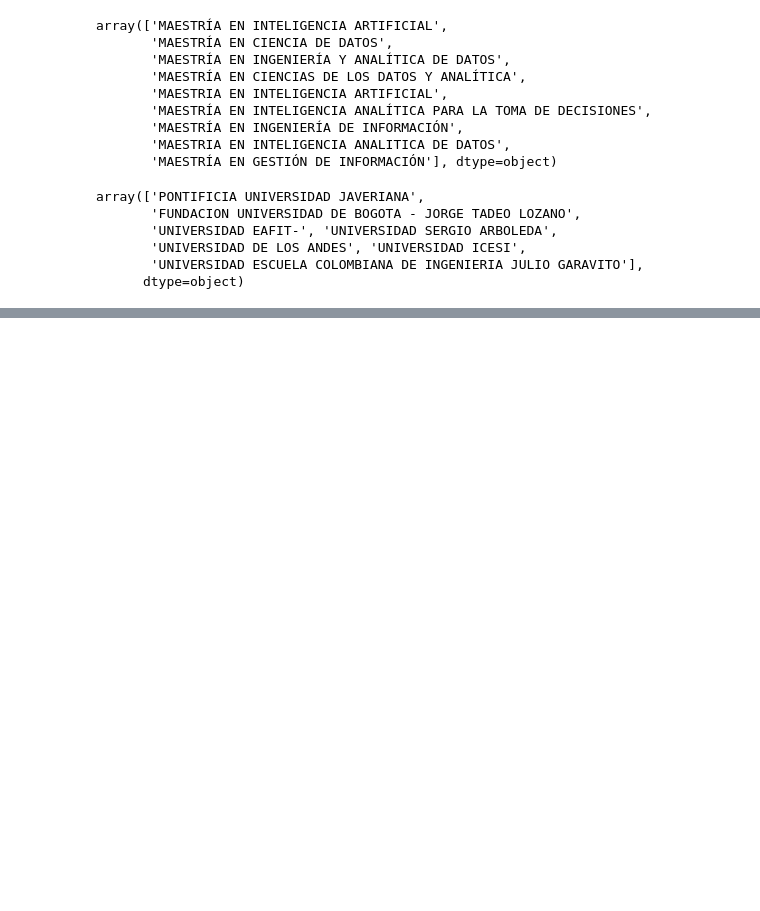
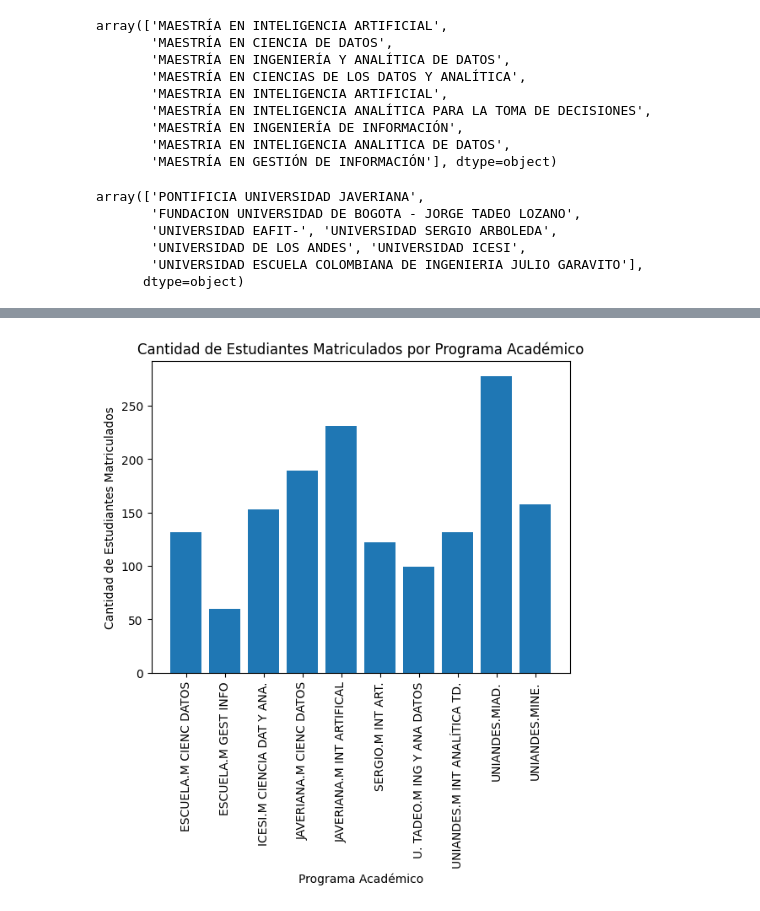
Before and after one commit to AndresLAraque/SIENES, a Jupyter notebook: Análisis_Matriculados.ipynb, the cells around one changed output, grey strips where cells are left out. Cells and saved outputs as stored; diff of their text form; code cells hidden in the pictures; blank space fills up the shorter version.

```diff
--- a/Análisis_Matriculados.ipynb
+++ b/Análisis_Matriculados.ipynb
@@ -229,0 +205,6 @@ fig.show()
+# %%
+df['UNIVERSIDADES ABREVIADAS'] = df['INSTITUCIÓN DE EDUCACIÓN SUPERIOR (IES)'].map(abreviaturas_universidades)
+# %%
+df_filtrado = df[df['PROGRAMA ACADÉMICO'].isin(programas_seleccionados)]
+# %%
+df_agrupado = df_filtrado.groupby(['UNIVERSIDADES ABREVIADAS', 'PROGRAMA ACADÉMICO ABREVIADO'])['MATRICULADOS'].sum().reset_index()
@@ -229,0 +225,2 @@ fig.show()
+# %%
+df_agrupado['PROGRAMA'] = df_agrupado['UNIVERSIDADES ABREVIADAS'] + '.' + df_agrupado['PROGRAMA ACADÉMICO ABREVIADO']
@@ -229,0 +241,9 @@ fig.show()
+# %%
+plt.bar(df_agrupado['PROGRAMA'], df_agrupado['MATRICULADOS'])
+plt.xlabel('Programa Académico')
+plt.ylabel('Cantidad de Estudiantes Matriculados')
+plt.title('Cantidad de Estudiantes Matriculados por Programa Académico')
+plt.xticks(rotation='vertical', ha='center', va='top')
+plt.show()
+# %% [output]
+[figure, added]
```
Also changed, not shown: parts of 19 cells of this notebook.
